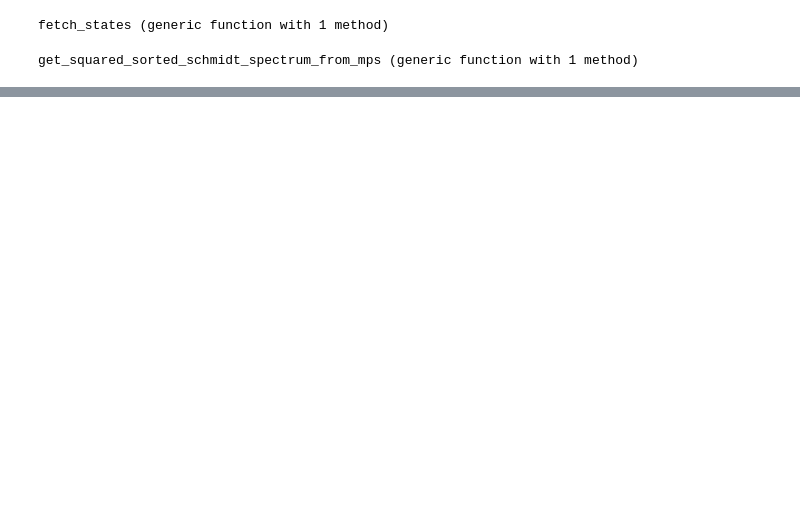
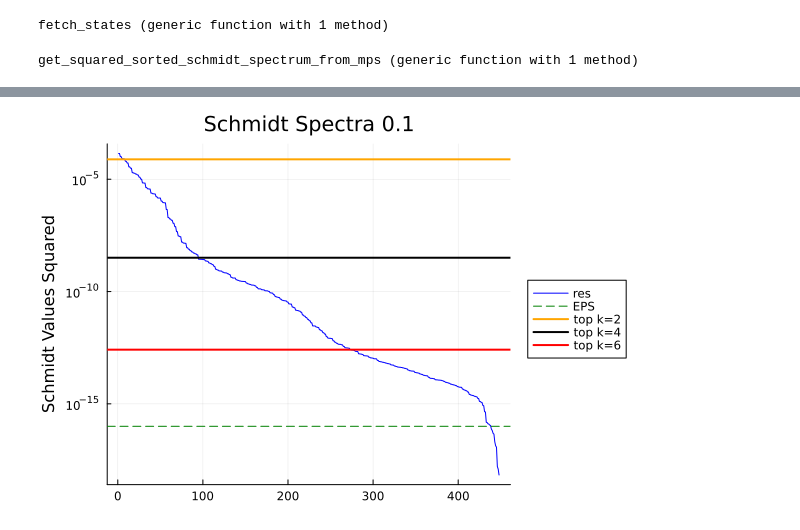
Before and after one commit to jamesnrolfe/QuantumEntanglementProject, a Jupyter notebook: programs/random/schmidt.ipynb, the cells around one changed output, grey strips where cells are left out. Saved outputs shown, nothing was run; the diff lists cells and outputs as text; code cells hidden in the pictures; blank space fills up the shorter version.

```diff
--- a/programs/random/schmidt.ipynb
+++ b/programs/random/schmidt.ipynb
@@ -102,0 +776,48 @@ display(p)
+# %%
+sysparams = Dict{String,Any}(
+    "J" => -1.0, "Δ" => -1.0, "μ" => 1.0,
+    "NUM_SWEEPS" => 25, "MAX_BOND_DIM" => 2000, "ACC" => 10^-16
+)
+
+N = 20
+σ = 0.1
+
+p = plot(title="Schmidt Spectra $σ", ylabel="Schmidt Values Squared", legend=:outerright,
+    yscale=:log,
+    # xscale=:log
+)
+
+cln, dis = fetch_states(N, σ, sysparams; type=:latest)
+spectra = get_squared_sorted_schmidt_spectrum_from_mps(dis[1])
+spectra_cln = get_squared_sorted_schmidt_spectrum_from_mps(cln[1])
+
+function get_residual_state(ψ_σ::MPS, ψ_0::MPS; normalize::Bool = true)
+    ξ = inner(ψ_σ, ψ_0)
+    ψ_r = ψ_σ - ξ * ψ_0
+    if normalize normalize!(ψ_r) end
+    return ψ_r
+end
+
+res_spec = get_squared_sorted_schmidt_spectrum_from_mps(get_residual_state(dis[1], cln[1]; normalize=false))
+
+plot!(p, 1:length(res_spec), res_spec, label="res", color=:blue)
+
+c = 0.33
+
+D2(N) = N * (N - 3) / 2
+D4(N) = N * (N - 1) * (N - 2) * (N - 7) / 24
+D6(N) = N * (N - 1) * (N - 2) * (N - 3) * (N - 4) * (N - 11) / 720
+
+hline!(p, [1e-16], label="EPS", linestyle=:dash, color=:green)
+
+top_k2(c, σ, N) = 4 * 3 * ((c * σ)^2 / D2(N))
+top_k4(c, σ, N) = 4 * 5 * (((c * σ)^4 / 2.0) / D4(N))
+top_k6(c, σ, N) = 4 * 7 * (((c * σ)^6 / 6.0) / D6(N))
+
+hline!(p, [top_k2(c, σ, N)], label="top k=2", color=:orange, lw=2)
+hline!(p, [top_k4(c, σ, N)], label="top k=4", color=:black, lw=2)
+hline!(p, [top_k6(c, σ, N)], label="top k=6", color=:red, lw=2)
+
+display(p)
+# %% [output]
+[figure, added]
```
Also changed, not shown: parts of 10 cells of this notebook, 7 other files.
